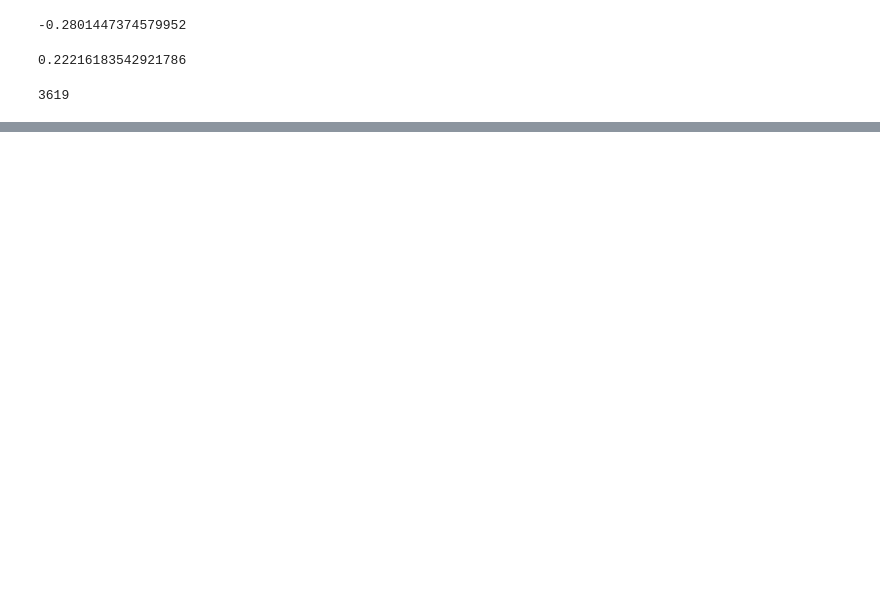
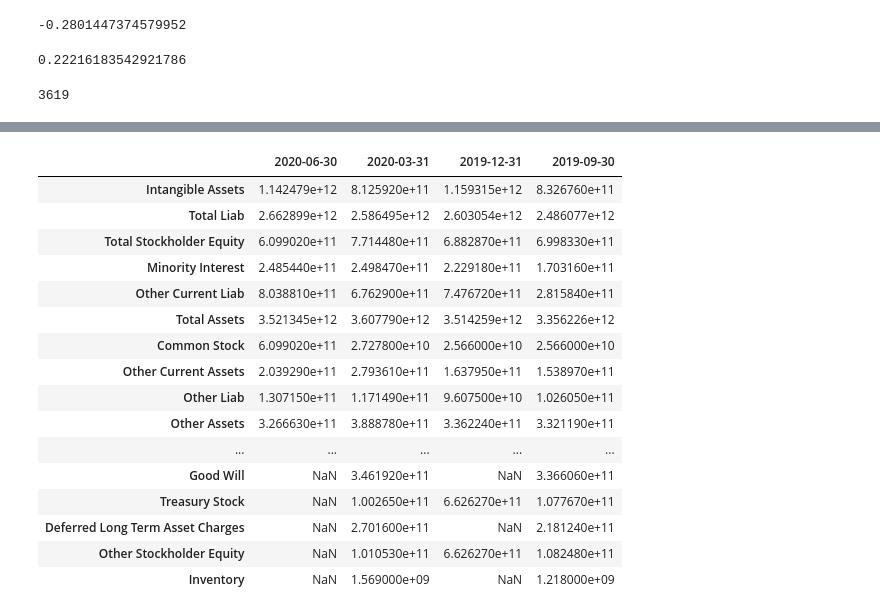
Before and after one commit to RonJohn990/PO_v2.0, a Jupyter notebook: BSE.ipynb, the cells around one changed output, grey strips where cells are left out. Drawn from its saved outputs; the diff is of its cells as text; code cells hidden in the pictures; blank space fills up the shorter version.

```diff
--- a/BSE.ipynb
+++ b/BSE.ipynb
@@ -328,0 +358,20 @@ array([5.56393725e-24, 5.88177708e-24, 6.21760287e-24, ...,
+# %%
+ticker_info.quarterly_balance_sheet
+# %% [output]
+|  | 2020-06-30 | 2020-03-31 | 2019-12-31 | 2019-09-30 |
+| Intangible Assets | 1.142479e+12 | 8.125920e+11 | 1.159315e+12 | 8.326760e+11 |
+| Total Liab | 2.662899e+12 | 2.586495e+12 | 2.603054e+12 | 2.486077e+12 |
+| Total Stockholder Equity | 6.099020e+11 | 7.714480e+11 | 6.882870e+11 | 6.998330e+11 |
+| Minority Interest | 2.485440e+11 | 2.498470e+11 | 2.229180e+11 | 1.703160e+11 |
+| Other Current Liab | 8.038810e+11 | 6.762900e+11 | 7.476720e+11 | 2.815840e+11 |
+| Total Assets | 3.521345e+12 | 3.607790e+12 | 3.514259e+12 | 3.356226e+12 |
+| Common Stock | 6.099020e+11 | 2.727800e+10 | 2.566000e+10 | 2.566000e+10 |
+| Other Current Assets | 2.039290e+11 | 2.793610e+11 | 1.637950e+11 | 1.538970e+11 |
+| Other Liab | 1.307150e+11 | 1.171490e+11 | 9.607500e+10 | 1.026050e+11 |
+| Other Assets | 3.266630e+11 | 3.888780e+11 | 3.362240e+11 | 3.321190e+11 |
+| ... | ... | ... | ... | ... |
+| Good Will | NaN | 3.461920e+11 | NaN | 3.366060e+11 |
+| Treasury Stock | NaN | 1.002650e+11 | 6.626270e+11 | 1.077670e+11 |
+| Deferred Long Term Asset Charges | NaN | 2.701600e+11 | NaN | 2.181240e+11 |
+| Other Stockholder Equity | NaN | 1.010530e+11 | 6.626270e+11 | 1.082480e+11 |
+| Inventory | NaN | 1.569000e+09 | NaN | 1.218000e+09 |
```
Also changed, not shown: parts of 28 cells of this notebook, 1 other file.
